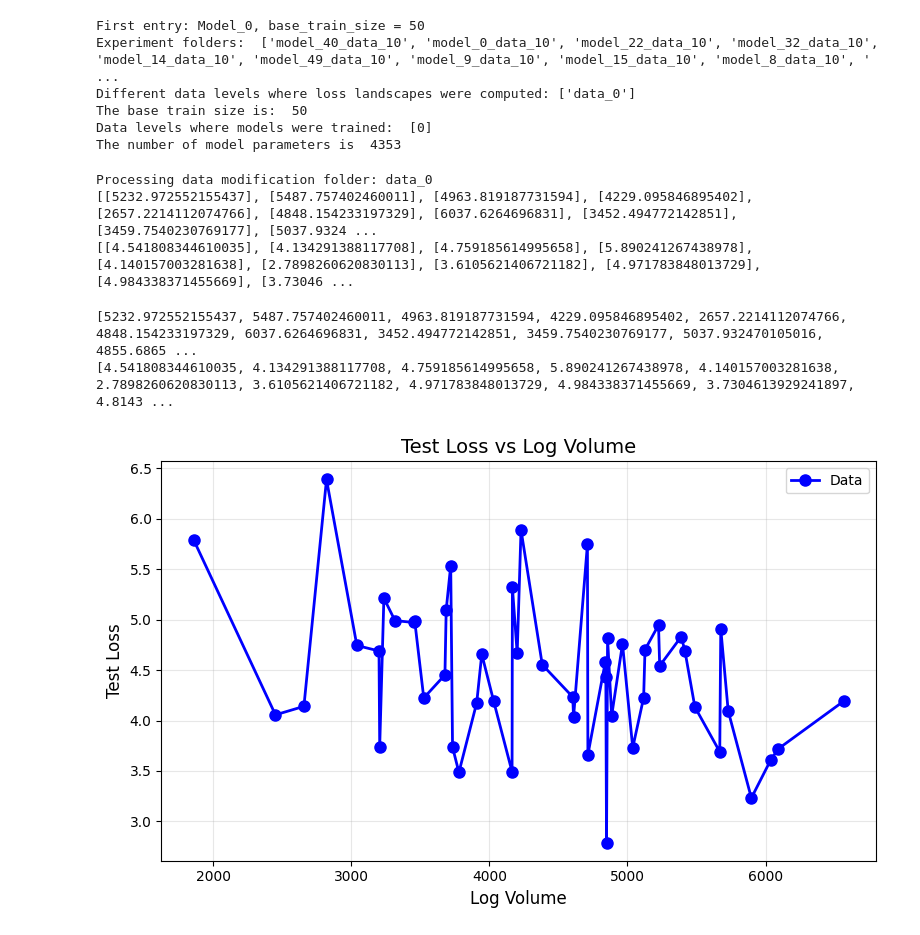
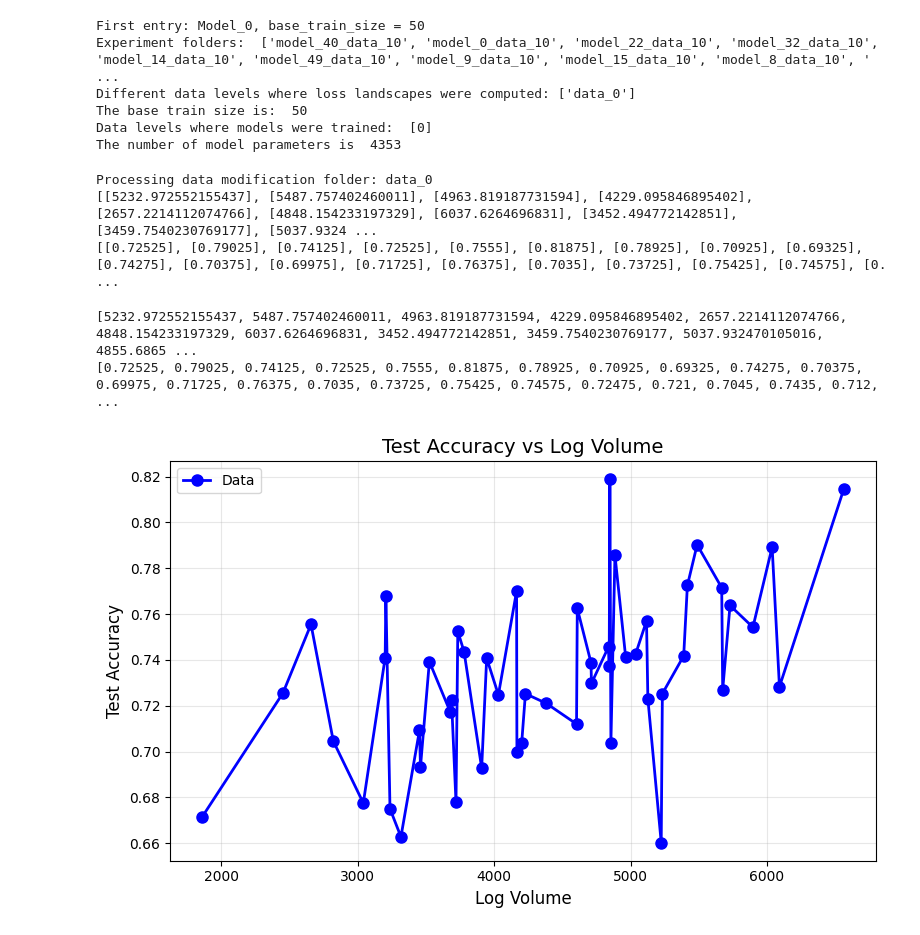
Before and after one commit to rfangit/minima-volume-project, a Jupyter notebook: swiss roll/example - fixed data/analyze_bryce_experiments_data.ipynb, the cells around one changed output. Saved outputs shown, nothing was run; the diff lists cells and outputs as text; code cells hidden in the pictures.

Commit message:
Test Loss -> Test Accuracy for Log Volume plots

```diff
--- a/swiss roll/example - fixed data/analyze_bryce_experiments_data.ipynb
+++ b/swiss roll/example - fixed data/analyze_bryce_experiments_data.ipynb
@@ -71,39 +71,39 @@ for data_modification in data_modifications:
     labels = fixed_landscape_minima_labels(data_modification, base_train_size)
 
     # Extract minima landscapes
-    all_mdl, all_log_rn, all_test_loss = multiple_minima_fixed_landscape(
+    all_mdl, all_log_rn, all_test_loss, all_test_acc = multiple_minima_fixed_landscape(
         experiment_folders, data_modification, loss_value #mdl is modification data level
     )
     print(all_log_rn)
-    print(all_test_loss)
+    print(all_test_acc)
 # %% [output]
 Processing data modification folder: data_0
 [[5232.972552155437], [5487.757402460011], [4963.819187731594], [4229.095846895402], [2657.2214112074766], [4848.154233197329], [6037.6264696831], [3452.494772142851], [3459.7540230769177], [5037.9324 ...
-[[4.541808344610035], [4.134291388117708], [4.759185614995658], [5.890241267438978], [4.140157003281638], [2.7898260620830113], [3.6105621406721182], [4.971783848013729], [4.984338371455669], [3.73046 ...
+[[0.72525], [0.79025], [0.74125], [0.72525], [0.7555], [0.81875], [0.78925], [0.70925], [0.69325], [0.74275], [0.70375], [0.69975], [0.71725], [0.76375], [0.7035], [0.73725], [0.75425], [0.74575], [0. ...
 # %%
 all_log_rn_list = [val for sublist in all_log_rn for val in sublist]
-all_test_loss_list = [val for sublist in all_test_loss for val in sublist]
+all_test_acc_list = [val for sublist in all_test_acc for val in sublist]
 
 print(all_log_rn_list)
-print(all_test_loss_list)
+print(all_test_acc_list)
 # %% [output]
 [5232.972552155437, 5487.757402460011, 4963.819187731594, 4229.095846895402, 2657.2214112074766, 4848.154233197329, 6037.6264696831, 3452.494772142851, 3459.7540230769177, 5037.932470105016, 4855.6865 ...
-[4.541808344610035, 4.134291388117708, 4.759185614995658, 5.890241267438978, 4.140157003281638, 2.7898260620830113, 3.6105621406721182, 4.971783848013729, 4.984338371455669, 3.7304613929241897, 4.8143 ...
+[0.72525, 0.79025, 0.74125, 0.72525, 0.7555, 0.81875, 0.78925, 0.70925, 0.69325, 0.74275, 0.70375, 0.69975, 0.71725, 0.76375, 0.7035, 0.73725, 0.75425, 0.74575, 0.72475, 0.721, 0.7045, 0.7435, 0.712,  ...
 # %%
 from minima_volume.volume_funcs import plot_pair_metrics
 
 
 plot_pair_metrics(
     # metric1_values=all_test_loss_list,
     metric1_values=all_log_rn_list,
-    metric2_values=all_test_loss_list,
+    metric2_values=all_test_acc_list,
     # metric2_values=all_log_rn_list,
     # xlabel="Test Loss",
     xlabel="Log Volume",
-    ylabel="Test Loss",
+    ylabel="Test Accuracy",
     # ylabel="Log Volume",
-    title="Test Loss vs Log Volume",
+    title="Test Accuracy vs Log Volume",
     display=True
 )
 # %% [output]
-[figure, old version]
+[figure, new version]
```
Also changed, not shown: 1 other file.
